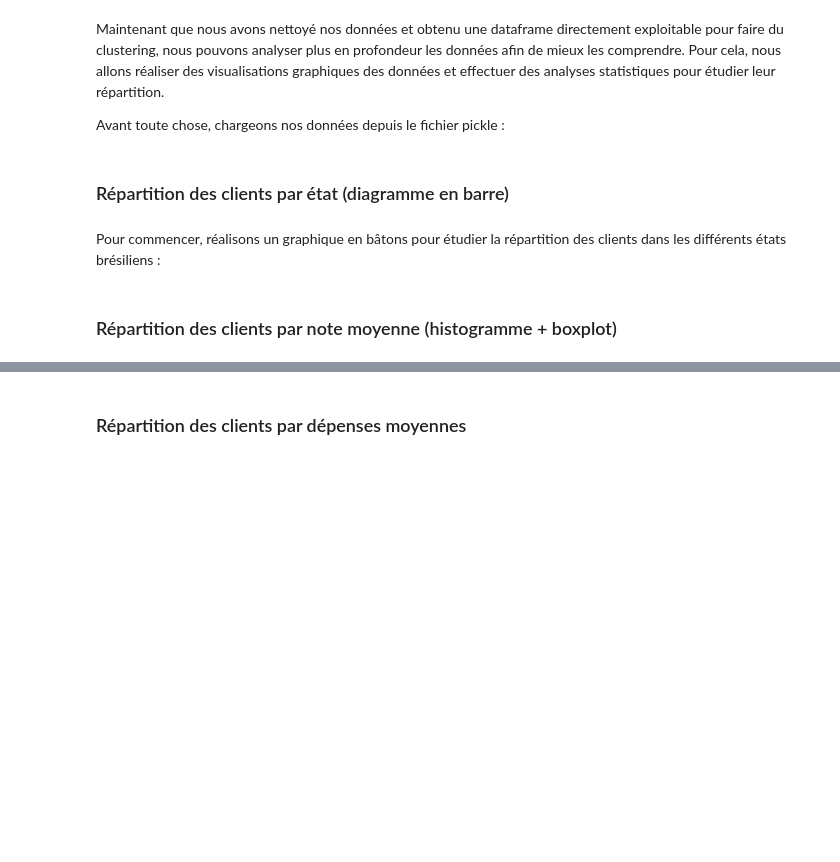
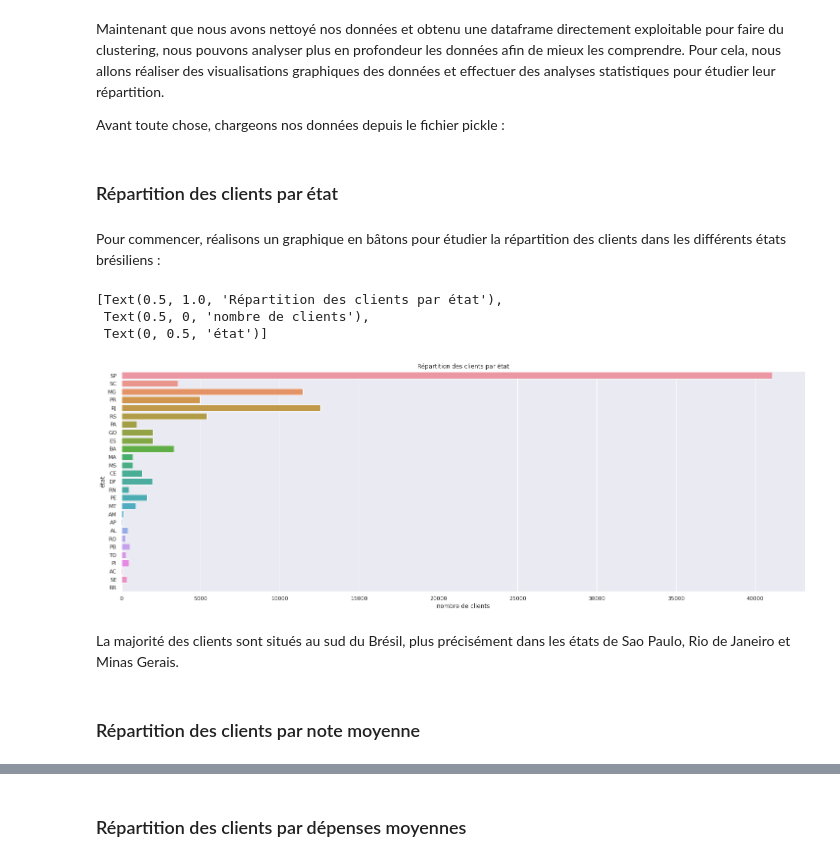
Before and after one commit to marlierecharlie/brief_13_la_data_dream_team, a Jupyter notebook: SEGMENTATION_CLIENTS/analyse_exploratoire.ipynb, the cells around one changed output, grey strips where cells are left out. Cells and saved outputs as stored; diff of their text form; code cells hidden in the pictures; blank space fills up the shorter version.

Commit message:
Fin de la visualisation des données pour la parte 1

```diff
--- a/SEGMENTATION_CLIENTS/analyse_exploratoire.ipynb
+++ b/SEGMENTATION_CLIENTS/analyse_exploratoire.ipynb
@@ -641,8 +641,23 @@ Avant toute chose, chargeons nos données depuis le fichier pickle :
 # %%
 unique_df = pickle.load(open("clean_data.pkl", "rb"))
 # %% [markdown]
-### Répartition des clients par état (diagramme en barre)
+### Répartition des clients par état
 # %% [markdown]
 Pour commencer, réalisons un graphique en bâtons pour étudier la répartition des clients dans les différents états brésiliens :
+# %%
+import pandas as pd
+import seaborn as sns
+import matplotlib as plt
+
+sns.set(rc={'figure.figsize':(25,8.27)})
+s1 = sns.countplot(y='state', data = unique_df)
+s1.set(title="Répartition des clients par état", xlabel="nombre de clients", ylabel="état")
+# %% [output]
+[Text(0.5, 1.0, 'Répartition des clients par état'),
+ Text(0.5, 0, 'nombre de clients'),
+ Text(0, 0.5, 'état')]
+[figure, added]
+# %% [markdown]
+La majorité des clients sont situés au sud du Brésil, plus précisément dans les états de Sao Paulo, Rio de Janeiro et Minas Gerais.
 # %% [markdown]
-### Répartition des clients par note moyenne (histogramme + boxplot)
+### Répartition des clients par note moyenne
```
Also changed, not shown: parts of 18 cells of this notebook.
